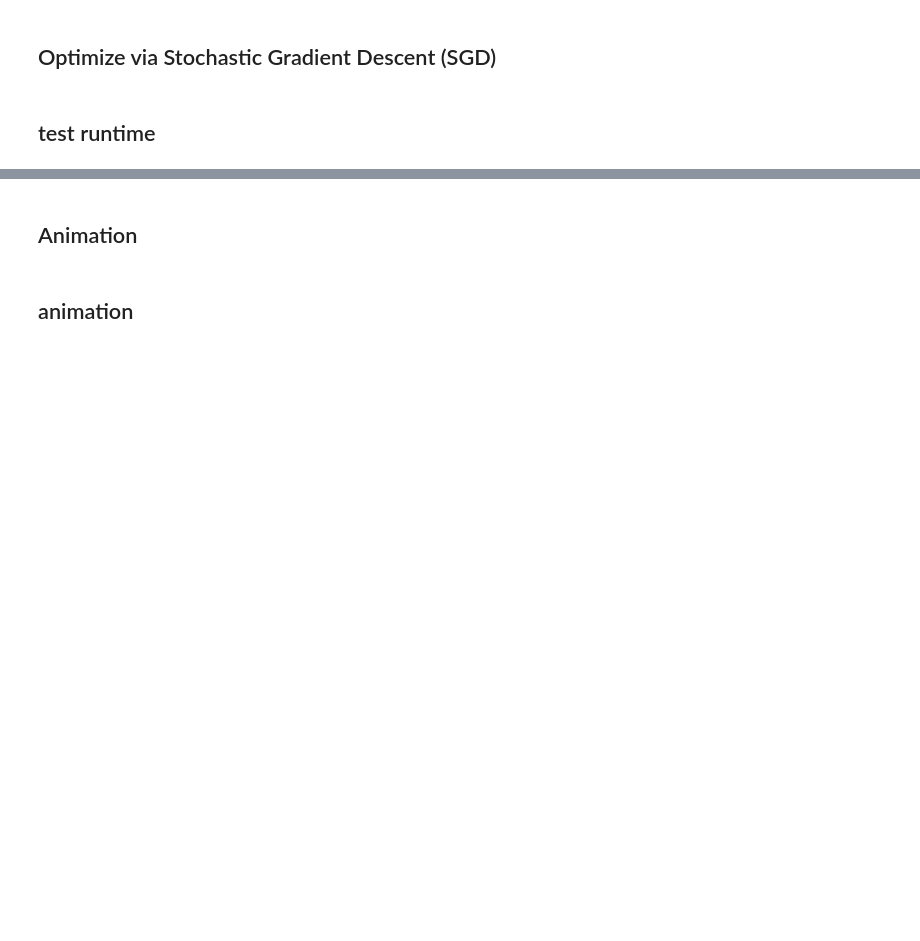
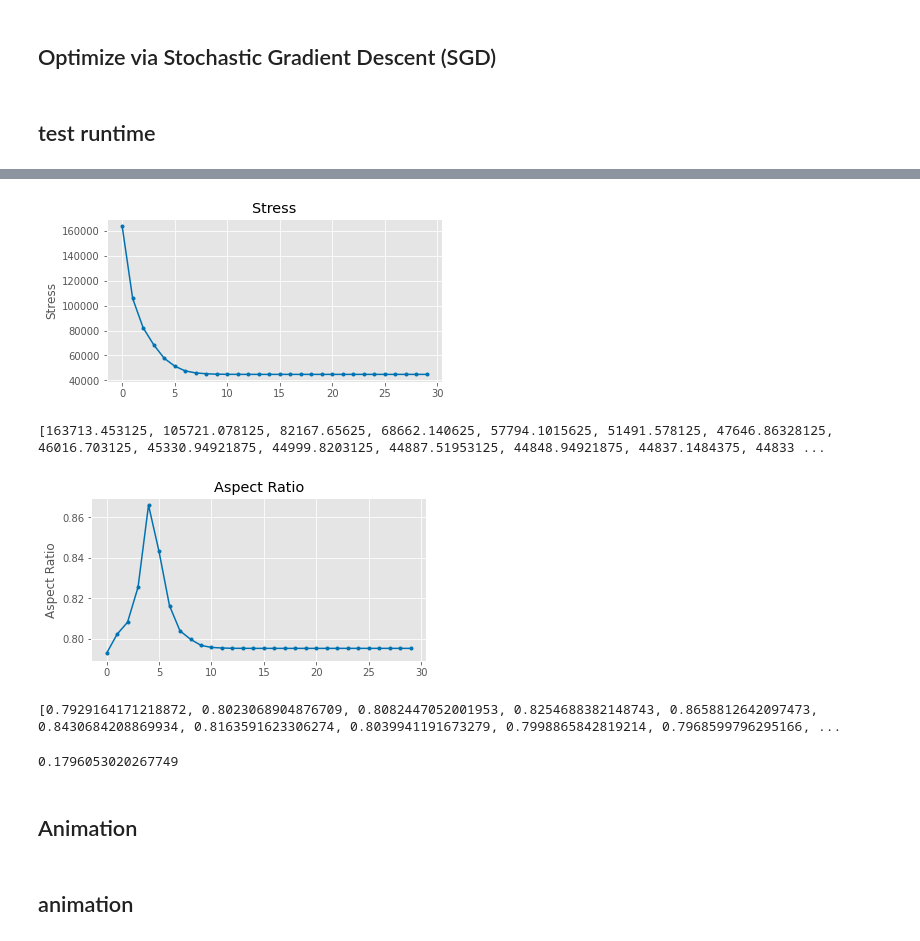
Before and after one commit to tiga1231/graph-drawing, a Jupyter notebook: dev.ipynb, the cells around one changed output, grey strips where cells are left out. Cells and saved outputs as stored; diff of their text form; code cells hidden in the pictures; blank space fills up the shorter version.

```diff
--- a/dev.ipynb
+++ b/dev.ipynb
@@ -270,3 +386,20 @@ vis.plot(G, pos, [], [], 0, 0, node_size=6, edge=True, show=True, save=False)
+# %%
+for q in activeQualityMeasures:
+    plt.figure(figsize=[6,3])
+    plt.plot(qualityMeasureCurves[q],'.-')
+    plt.ylabel(' '.join(s.capitalize() for s in q.split('_')))
+    plt.title(' '.join(s.capitalize() for s in q.split('_')))
+    plt.show()
+    print(qualityMeasureCurves[q])
+# %% [output]
+[figure, added]
+[163713.453125, 105721.078125, 82167.65625, 68662.140625, 57794.1015625, 51491.578125, 47646.86328125, 46016.703125, 45330.94921875, 44999.8203125, 44887.51953125, 44848.94921875, 44837.1484375, 44833 ...
+[figure, added]
+[0.7929164171218872, 0.8023068904876709, 0.8082447052001953, 0.8254688382148743, 0.8658812642097473, 0.8430684208869934, 0.8163591623306274, 0.8039941191673279, 0.7998865842819214, 0.7968599796295166, ...
+# %%
+1/len(G)**0.5
+# %% [output]
+0.1796053020267749
 # %%
 # fig, ax = plt.subplots()
 
```
Also changed, not shown: parts of 10 cells of this notebook, 4 other files.
